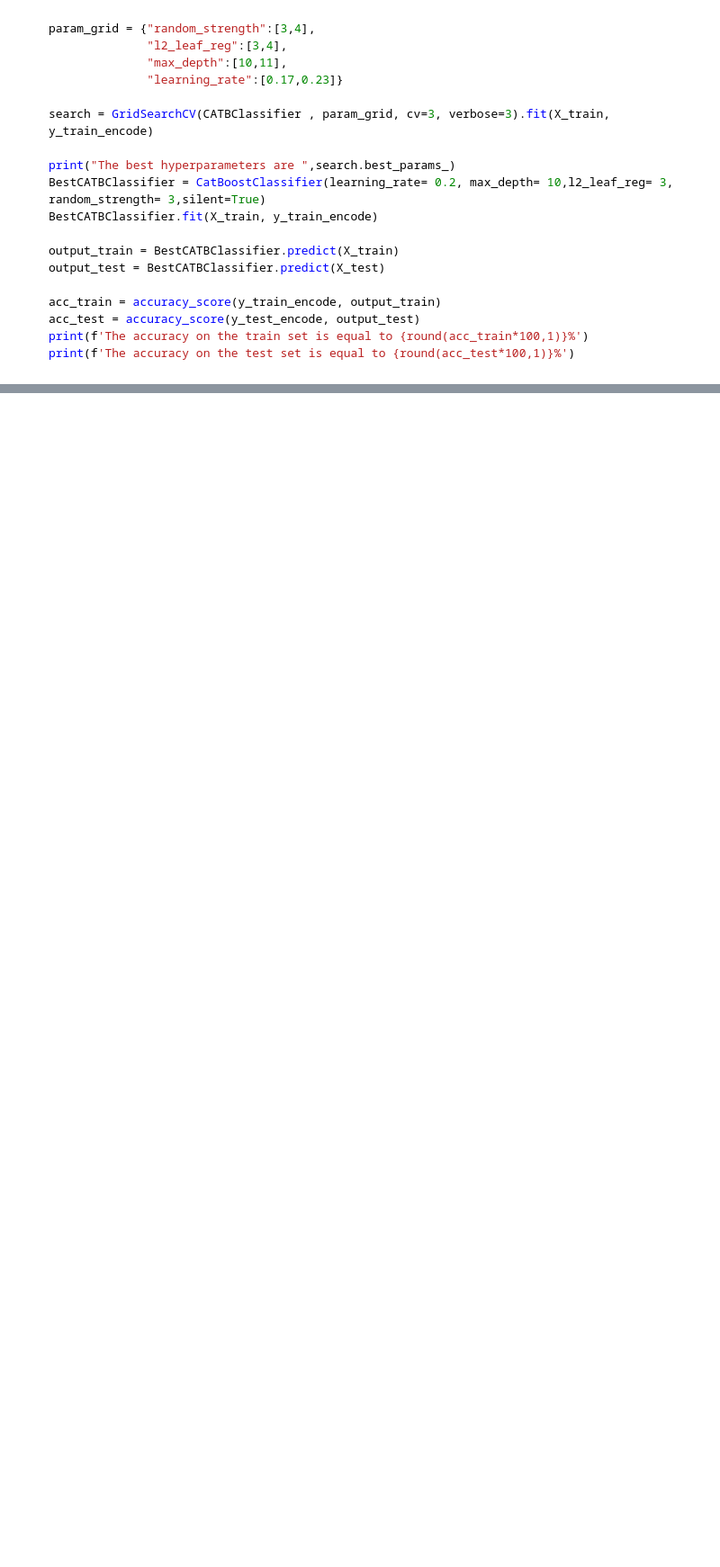
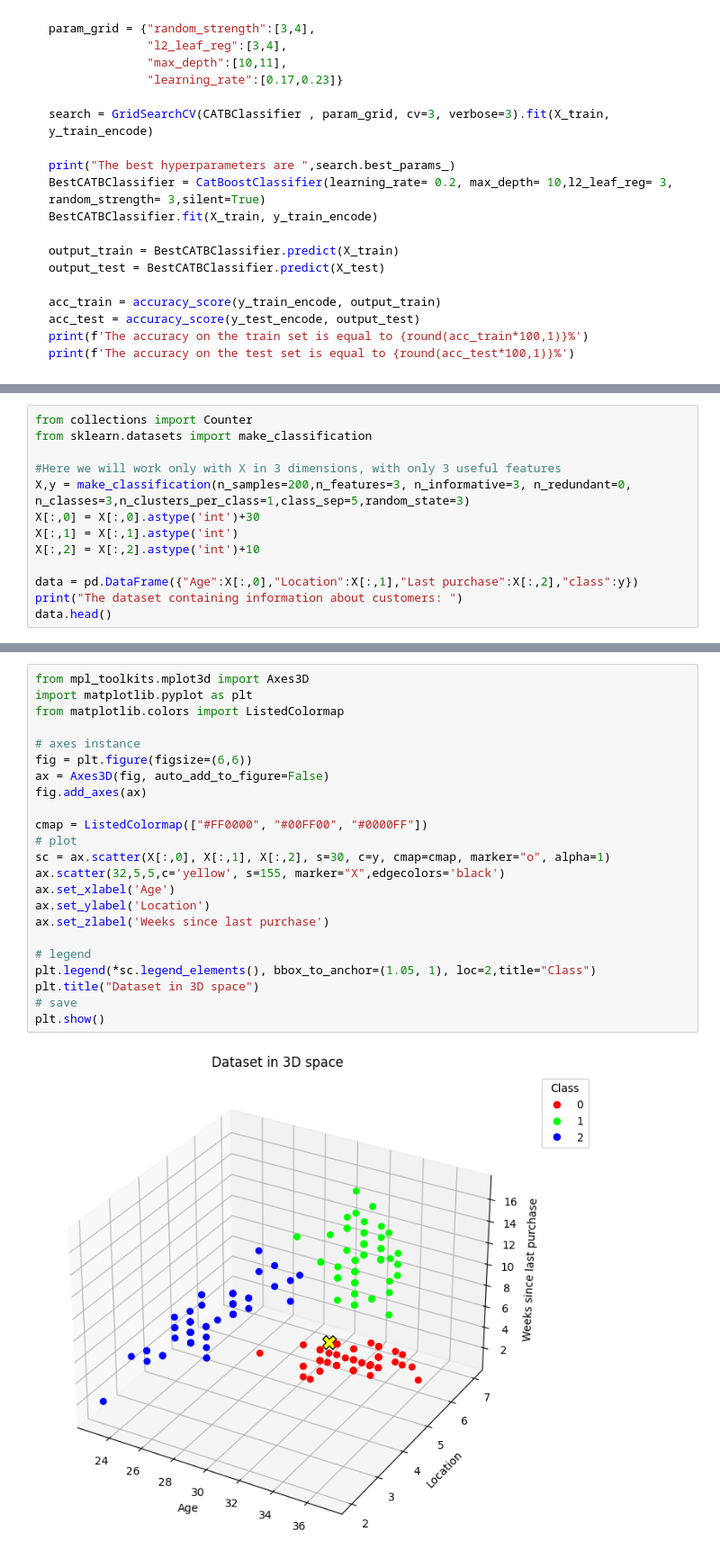
Before and after one commit to Guillaume-ds/data-for-business, a Jupyter notebook: _build/jupyter_execute/3. Supervised ML/Classification.ipynb, the cells around one changed output, grey strips where cells are left out. Shown at 90% size. Cells and saved outputs as stored; diff of their text form; blank space fills up the shorter version.

```diff
--- a/_build/jupyter_execute/3. Supervised ML/Classification.ipynb
+++ b/_build/jupyter_execute/3. Supervised ML/Classification.ipynb
@@ -209,0 +315,13 @@ print(f'The accuracy on the test set is equal to {round(acc_test*100,1)}%')
+# %%
+from collections import Counter
+from sklearn.datasets import make_classification
+
+#Here we will work only with X in 3 dimensions, with only 3 useful features
+X,y = make_classification(n_samples=200,n_features=3, n_informative=3, n_redundant=0, n_classes=3,n_clusters_per_class=1,class_sep=5,random_state=3)
+X[:,0] = X[:,0].astype('int')+30
+X[:,1] = X[:,1].astype('int')
+X[:,2] = X[:,2].astype('int')+10
+
+data = pd.DataFrame({"Age":X[:,0],"Location":X[:,1],"Last purchase":X[:,2],"class":y})
+print("The dataset containing information about customers: ")
+data.head()
@@ -209,0 +361,25 @@ print(f'The accuracy on the test set is equal to {round(acc_test*100,1)}%')
+# %%
+from mpl_toolkits.mplot3d import Axes3D
+import matplotlib.pyplot as plt
+from matplotlib.colors import ListedColormap
+
+# axes instance
+fig = plt.figure(figsize=(6,6))
+ax = Axes3D(fig, auto_add_to_figure=False)
+fig.add_axes(ax)
+
+cmap = ListedColormap(["#FF0000", "#00FF00", "#0000FF"])
+# plot
+sc = ax.scatter(X[:,0], X[:,1], X[:,2], s=30, c=y, cmap=cmap, marker="o", alpha=1)
+ax.scatter(32,5,5,c='yellow', s=155, marker="X",edgecolors='black')
+ax.set_xlabel('Age')
+ax.set_ylabel('Location')
+ax.set_zlabel('Weeks since last purchase')
+
+# legend
+plt.legend(*sc.legend_elements(), bbox_to_anchor=(1.05, 1), loc=2,title="Class")
+plt.title("Dataset in 3D space")
+# save
+plt.show()
+# %% [output]
+[figure, added]
```
Also changed, not shown: parts of 22 cells of this notebook, 39 other files.
